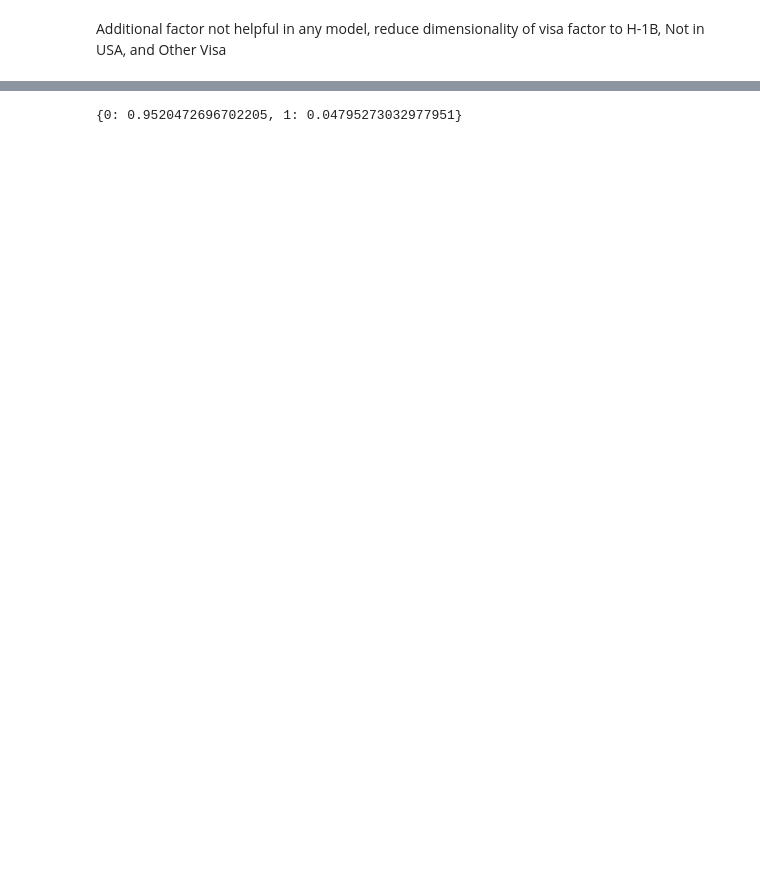
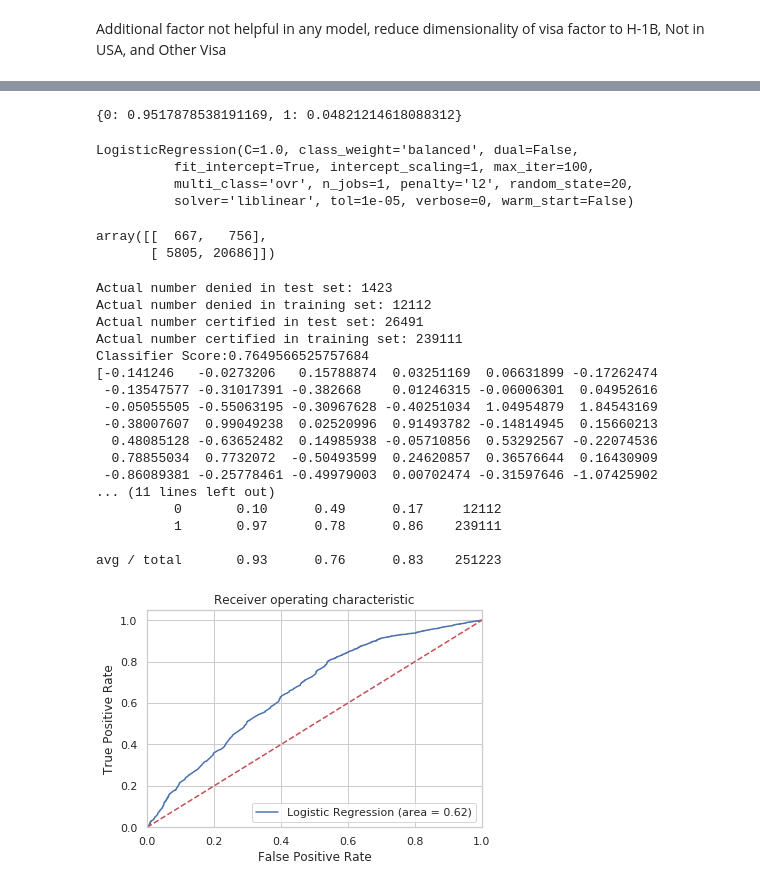
Before and after one commit to lkahre/insight_app, a Jupyter notebook: model_tests.ipynb, the cells around one changed output, grey strips where cells are left out. Saved outputs shown, nothing was run; the diff lists cells and outputs as text; code cells hidden in the pictures; blank space fills up the shorter version.

```diff
--- a/model_tests.ipynb
+++ b/model_tests.ipynb
@@ -768,19 +603,29 @@ Index(['case_status_Certified', 'case_status_Denied',
 # %%
 #Set model weights
-totalnum = len(y_train)
-totaccept = y_train.sum()
+totalnum = len(y_train_reduce)
+totaccept = y_train_reduce.sum()
 totdenied = totalnum - totaccept
 weight_accept = totdenied / (totalnum)
 weight_denied = totaccept / (totalnum)
 class_weights = {0: weight_denied, 1: weight_accept}
 display(class_weights)
 # %% [output]
-{0: 0.9520472696702205, 1: 0.04795273032977951}
+{0: 0.9517878538191169, 1: 0.04821214618088312}
+# %%
+#Fit logistic regression to training set
+logreg_reduce = LogisticRegression(C=1.0, penalty='l2', class_weight='balanced',
+                                   max_iter=100, solver='liblinear', random_state=20, tol=1e-5)
+logreg_reduce.fit(X_train_reduce, y_train_reduce)
+# %% [output]
+LogisticRegression(C=1.0, class_weight='balanced', dual=False,
+          fit_intercept=True, intercept_scaling=1, max_iter=100,
+          multi_class='ovr', n_jobs=1, penalty='l2', random_state=20,
+          solver='liblinear', tol=1e-05, verbose=0, warm_start=False)
 # %%
-#Fit logistic regression to training set
-logreg_reduce = LogisticRegression(C=1.0, penalty='l1', class_weight='balanced',
-                                   max_iter=50000000, solver='saga')
-logreg_reduce.fit(X_train_reduce, y_train_reduce)
+from sklearn.metrics import confusion_matrix
+from sklearn.metrics import roc_auc_score
+from sklearn.metrics import roc_curve
+from sklearn.metrics import classification_report
 
 #Predict test set results and create confusion matrix
 y_pred_reduce = logreg_reduce.predict(X_test_reduce)
@@ -793,33 +638,54 @@ print('Actual number certified in test set: ' + str(np.sum(y_test_reduce)))
 print('Actual number certified in training set: ' + str(np.sum(y_train_reduce)))
 
 score_reduce = logreg_reduce.score(X_test_reduce, y_test_reduce)
 print('Classifier Score:' + str(score_reduce))
 
 #testprob = classifier.predict_proba(X_test)
 #print(testprob)
 #print(y_test)
 #display(X_train.columns)
 print(logreg_reduce.coef_[0])
 
 print('Accuracy of logistic regression classifier on test set: {:.2f}'.format(logreg_reduce.score(X_test_reduce, y_test_reduce)))
 
 print(classification_report(y_test_reduce, y_pred_reduce))
 
 print(classification_report(y_train_reduce, logreg_reduce.predict(X_train_reduce)))
 
 logit_roc_auc_reduce = roc_auc_score(y_test_reduce, logreg_reduce.predict(X_test_reduce))
 fpr, tpr, thresholds = roc_curve(y_test_reduce, logreg_reduce.predict_proba(X_test_reduce)[:,1])
 plt.figure()
 plt.plot(fpr, tpr, label='Logistic Regression (area = %0.2f)' % logit_roc_auc_reduce)
 plt.plot([0, 1], [0, 1],'r--')
 plt.xlim([0.0, 1.0])
 plt.ylim([0.0, 1.05])
 plt.xlabel('False Positive Rate')
 plt.ylabel('True Positive Rate')
 plt.title('Receiver operating characteristic')
 plt.legend(loc="lower right")
 plt.savefig('Log_ROC')
 plt.show()
+# %% [output]
+array([[  667,   756],
+       [ 5805, 20686]])
+Actual number denied in test set: 1423
+Actual number denied in training set: 12112
+Actual number certified in test set: 26491
+Actual number certified in training set: 239111
+Classifier Score:0.7649566525757684
+[-0.141246   -0.0273206   0.15788874  0.03251169  0.06631899 -0.17262474
+ -0.13547577 -0.31017391 -0.382668    0.01246315 -0.06006301  0.04952616
+ -0.05055505 -0.55063195 -0.30967628 -0.40251034  1.04954879  1.84543169
+ -0.38007607  0.99049238  0.02520996  0.91493782 -0.14814945  0.15660213
+  0.48085128 -0.63652482  0.14985938 -0.05710856  0.53292567 -0.22074536
+  0.78855034  0.7732072  -0.50493599  0.24620857  0.36576644  0.16430909
+ -0.86089381 -0.25778461 -0.49979003  0.00702474 -0.31597646 -1.07425902
+... (11 lines left out)
+          0       0.10      0.49      0.17     12112
+          1       0.97      0.78      0.86    239111
+
+avg / total       0.93      0.76      0.83    251223
+[figure, added]
 # %%
 #Try Neural Network
 #Scale the data
```
Also changed, not shown: parts of 23 cells of this notebook, 7 other files.
